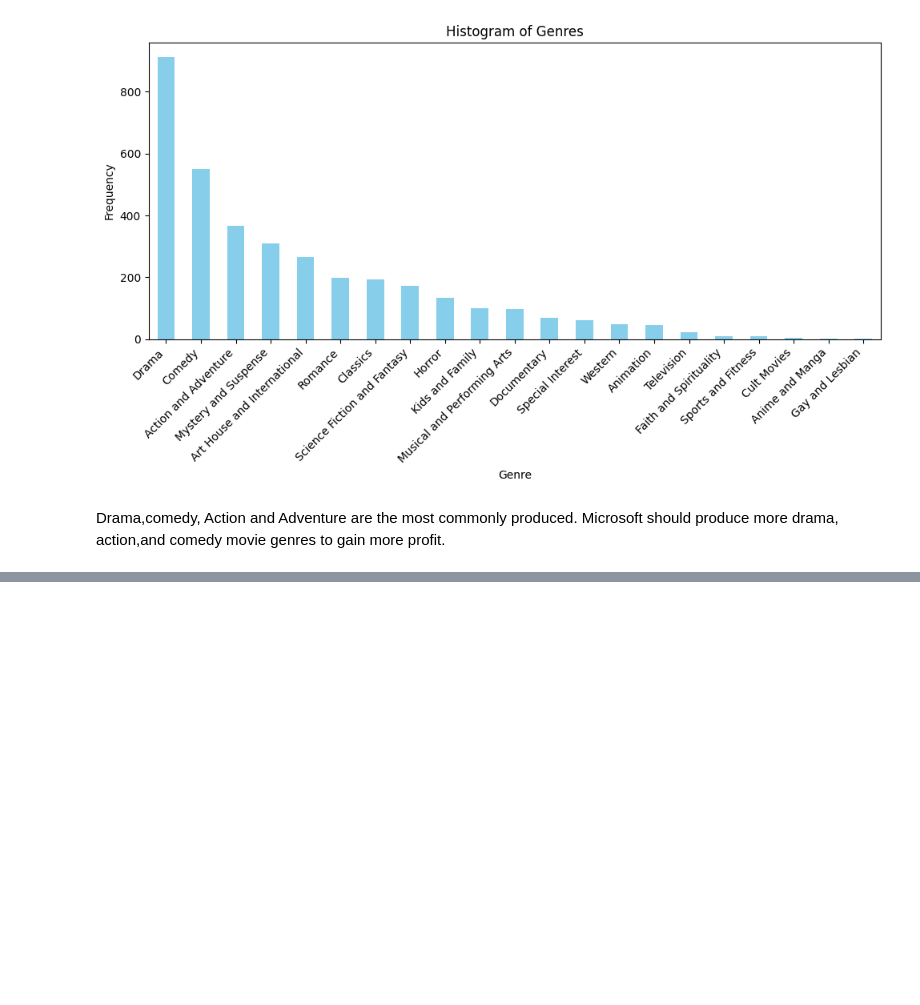
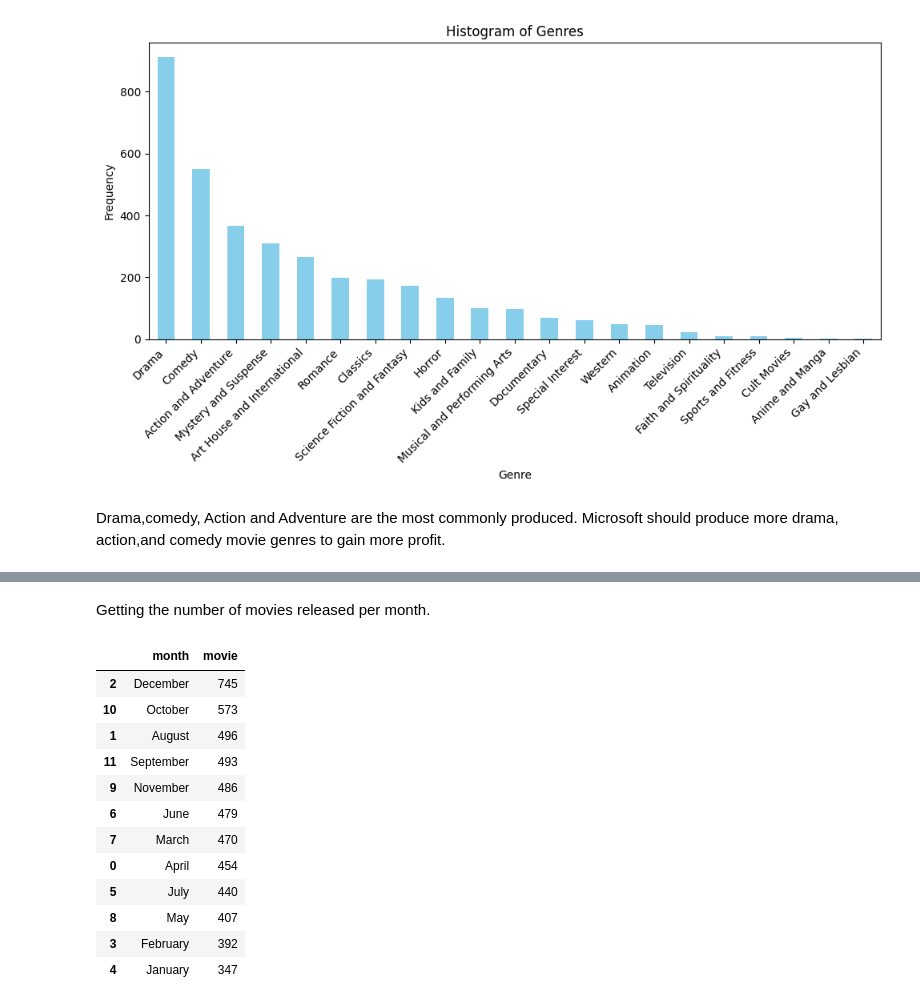
Before and after one commit to Njeri-Ndura/Microsoft_movie_analysis, a Jupyter notebook: student.ipynb, the cells around one changed output, grey strips where cells are left out. Drawn from its saved outputs; the diff is of its cells as text; code cells hidden in the pictures; blank space fills up the shorter version.

```diff
--- a/student.ipynb
+++ b/student.ipynb
@@ -329,0 +371,20 @@ Drama,comedy, Action and Adventure are the most commonly produced. Microsoft sho
+# %% [markdown]
+Getting the number of movies released per month.
+# %%
+#get the number of movies released per month
+month_total= df_movie_budget.groupby(['month'], as_index=False)['movie'].count().sort_values(by='movie', ascending=False)
+month_total
+# %% [output]
+|  | month | movie |
+| 2 | December | 745 |
+| 10 | October | 573 |
+| 1 | August | 496 |
+| 11 | September | 493 |
+| 9 | November | 486 |
+| 6 | June | 479 |
+| 7 | March | 470 |
+| 0 | April | 454 |
+| 5 | July | 440 |
+| 8 | May | 407 |
+| 3 | February | 392 |
+| 4 | January | 347 |
```
Also changed, not shown: parts of 7 cells of this notebook.
